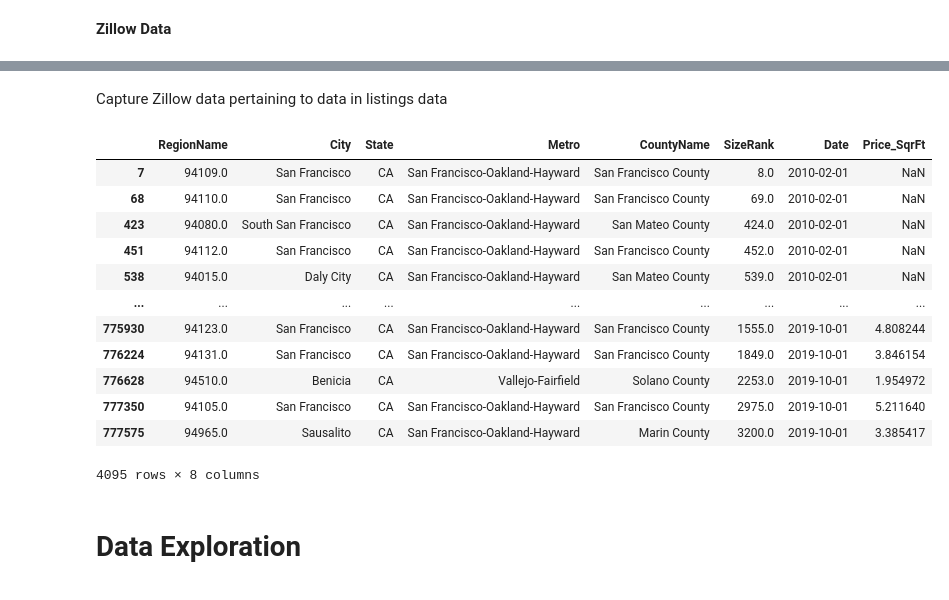
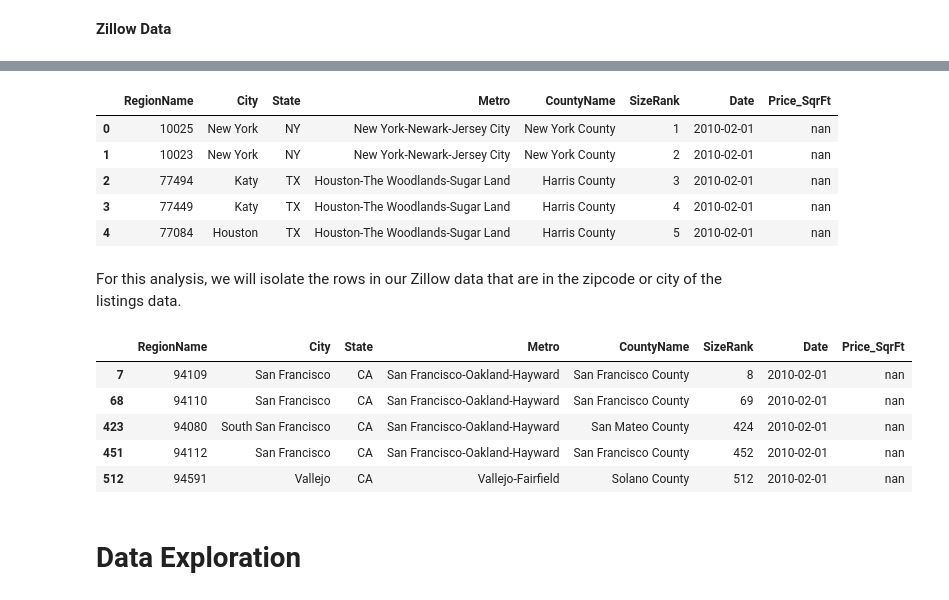
Before and after one commit to KishenSharma6/Airbnb-SF, a Jupyter notebook: Project Codes/03. Exploratory Data Analysis/12_27_2019_EDA.ipynb, the cells around one changed output, grey strips where cells are left out. Saved outputs shown, nothing was run; the diff lists cells and outputs as text; code cells hidden in the pictures.

```diff
--- a/Project Codes/03. Exploratory Data Analysis/12_27_2019_EDA.ipynb
+++ b/Project Codes/03. Exploratory Data Analysis/12_27_2019_EDA.ipynb
@@ -35,13 +34,14 @@ warnings.simplefilter(action='ignore', category=FutureWarning)
 # %%
 #Set plot aesthetics for notebook
 sns.set(style='whitegrid', palette='pastel', color_codes=True)
-plt.style.use('fivethirtyeight')
-
 
 #Increase number of columns and rows displayed by Pandas
 pd.set_option('display.max_columns', 500)
 pd.set_option('display.max_rows',100)
 
+#Set float format
+pd.options.display.float_format = '{:.0f}'.format
+
 #Ignore warnings
 import warnings; warnings.simplefilter('ignore')
 # %% [markdown]
@@ -114,31 +117,34 @@ display(zillow.head())
-# %% [markdown]
-Capture Zillow data pertaining to data in listings data
+# %%
+#Preview zillow data
+display(zillow.head())
+# %% [output]
+|  | RegionName | City | State | Metro | CountyName | SizeRank | Date | Price_SqrFt |
+| 0 | 10025 | New York | NY | New York-Newark-Jersey City | New York County | 1 | 2010-02-01 | nan |
+| 1 | 10023 | New York | NY | New York-Newark-Jersey City | New York County | 2 | 2010-02-01 | nan |
+| 2 | 77494 | Katy | TX | Houston-The Woodlands-Sugar Land | Harris County | 3 | 2010-02-01 | nan |
+| 3 | 77449 | Katy | TX | Houston-The Woodlands-Sugar Land | Harris County | 4 | 2010-02-01 | nan |
+| 4 | 77084 | Houston | TX | Houston-The Woodlands-Sugar Land | Harris County | 5 | 2010-02-01 | nan |
+# %% [markdown]
+For this analysis, we will isolate the rows in our Zillow data that are in the zipcode or city of the listings data.
 # %%
 #Capture zip information from listings
 listings_zip = list(listings.zipcode.unique())
 
 #Capture city information from listings
-listings_cities = ['Brisbane', 'Daly City', 'San Francisco', 'South San Francisco']
+listings_cities = list(listings.city.unique())
 
 #Capture SF Data
 sf_zillow = zillow[zillow['RegionName'].isin(listings_zip) | zillow['City'].isin(listings_cities)]
 
 #Check
-sf_zillow
+display(sf_zillow.head())
 # %% [output]
 |  | RegionName | City | State | Metro | CountyName | SizeRank | Date | Price_SqrFt |
-| 7 | 94109.0 | San Francisco | CA | San Francisco-Oakland-Hayward | San Francisco County | 8.0 | 2010-02-01 | NaN |
-| 68 | 94110.0 | San Francisco | CA | San Francisco-Oakland-Hayward | San Francisco County | 69.0 | 2010-02-01 | NaN |
-| 423 | 94080.0 | South San Francisco | CA | San Francisco-Oakland-Hayward | San Mateo County | 424.0 | 2010-02-01 | NaN |
-| 451 | 94112.0 | San Francisco | CA | San Francisco-Oakland-Hayward | San Francisco County | 452.0 | 2010-02-01 | NaN |
-| 538 | 94015.0 | Daly City | CA | San Francisco-Oakland-Hayward | San Mateo County | 539.0 | 2010-02-01 | NaN |
-| ... | ... | ... | ... | ... | ... | ... | ... | ... |
-| 775930 | 94123.0 | San Francisco | CA | San Francisco-Oakland-Hayward | San Francisco County | 1555.0 | 2019-10-01 | 4.808244 |
-| 776224 | 94131.0 | San Francisco | CA | San Francisco-Oakland-Hayward | San Francisco County | 1849.0 | 2019-10-01 | 3.846154 |
-| 776628 | 94510.0 | Benicia | CA | Vallejo-Fairfield | Solano County | 2253.0 | 2019-10-01 | 1.954972 |
-| 777350 | 94105.0 | San Francisco | CA | San Francisco-Oakland-Hayward | San Francisco County | 2975.0 | 2019-10-01 | 5.211640 |
-| 777575 | 94965.0 | Sausalito | CA | San Francisco-Oakland-Hayward | Marin County | 3200.0 | 2019-10-01 | 3.385417 |
+| 7 | 94109 | San Francisco | CA | San Francisco-Oakland-Hayward | San Francisco County | 8 | 2010-02-01 | nan |
+| 68 | 94110 | San Francisco | CA | San Francisco-Oakland-Hayward | San Francisco County | 69 | 2010-02-01 | nan |
+| 423 | 94080 | South San Francisco | CA | San Francisco-Oakland-Hayward | San Mateo County | 424 | 2010-02-01 | nan |
+| 451 | 94112 | San Francisco | CA | San Francisco-Oakland-Hayward | San Francisco County | 452 | 2010-02-01 | nan |
+| 512 | 94591 | Vallejo | CA | Vallejo-Fairfield | Solano County | 512 | 2010-02-01 | nan |
-4095 rows × 8 columns
 # %% [markdown]
 # Data Exploration
 # %% [markdown]
```
Also changed, not shown: parts of 28 cells of this notebook.
